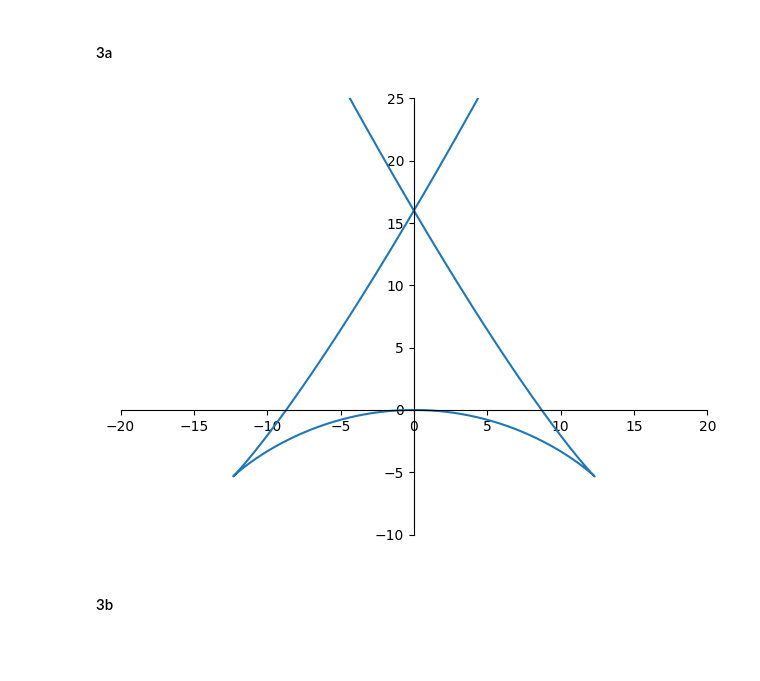
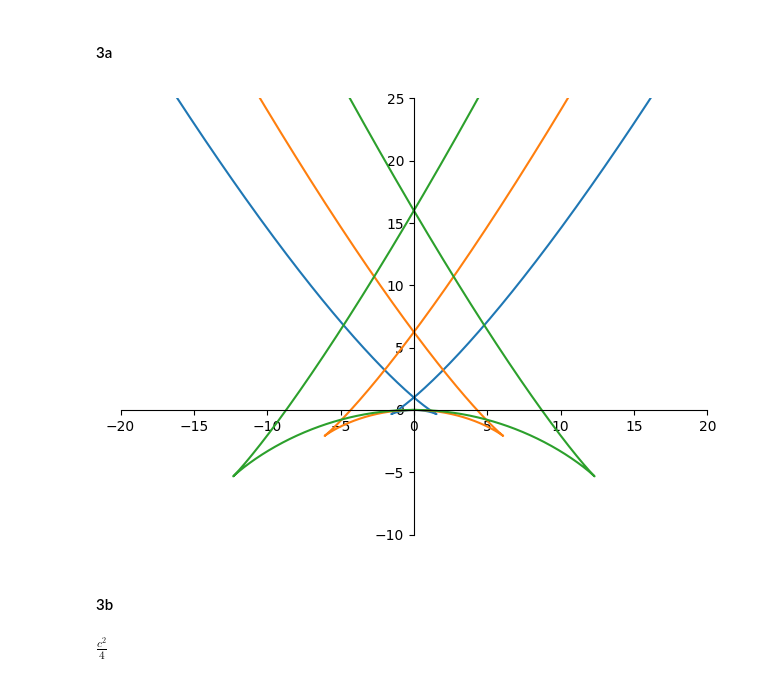
Before and after one commit to EthanMik/Math151_Python_Labs, a Jupyter notebook: Lab_2.ipynb, the cells around one changed output. Cells and saved outputs as stored; diff of their text form; code cells hidden in the pictures; blank space fills up the shorter version.

```diff
--- a/Lab_2.ipynb
+++ b/Lab_2.ipynb
@@ -46,17 +44,34 @@ Do not modify the cell above, as it contains all the packages you will need. It
 # %%
 c = symbols("c")
 t = symbols("t")
 
 x_t = (2 * c * t) - 4 * t**3
 y_t = -(c * t**2) + 3 * t**4
 
-g = plot_parametric(x_t.subs(c, 2), y_t.subs(c, 2), (t, -2.5, 2.5), xlim = [-20, 20], ylim = [-10, 25], show=False)
-g = plot_parametric(x_t.subs(c, 5), y_t.subs(c, 5), (t, -2.5, 2.5), xlim = [-20, 20], ylim = [-10, 25], show=False)
-g = plot_parametric(x_t.subs(c, 8), y_t.subs(c, 8), (t, -2.5, 2.5), xlim = [-20, 20], ylim = [-10, 25], show = False)
-g.show()
+p1 = plot_parametric(x_t.subs(c, 2), y_t.subs(c, 2), (t, -2.5, 2.5), xlim = [-20, 20], ylim = [-10, 25], show=False)
+p2 = plot_parametric(x_t.subs(c, 5), y_t.subs(c, 5), (t, -2.5, 2.5), show=False)
+p3 = plot_parametric(x_t.subs(c, 8), y_t.subs(c, 8), (t, -2.5, 2.5), show=False)
+p1.extend(p2)
+p1.extend(p3)
+p1.show()
 # %% [output]
-[figure, old version]
+[figure, new version]
 # %% [markdown]
 #### 3b
 # %%
-#start code here
+c = symbols("c", positive = True)
+t = symbols("t")
+
+x_t = (2 * c * t) - 4 * t**3
+y_t = -(c * t**2) + 3 * t**4
+
+# Find t when x(t) is equal to zero. Choosing non-zero t value
+x = solve(x_t, t)[1]
+
+# Plug t value into y(t)
+y_intersect = y_t.subs(t, x)
+
+# Get intersection
+display(y_intersect)
+# %% [output]
+$\displaystyle \frac{c^{2}}{4}$
```
Also changed, not shown: parts of 1 cell of this notebook.
